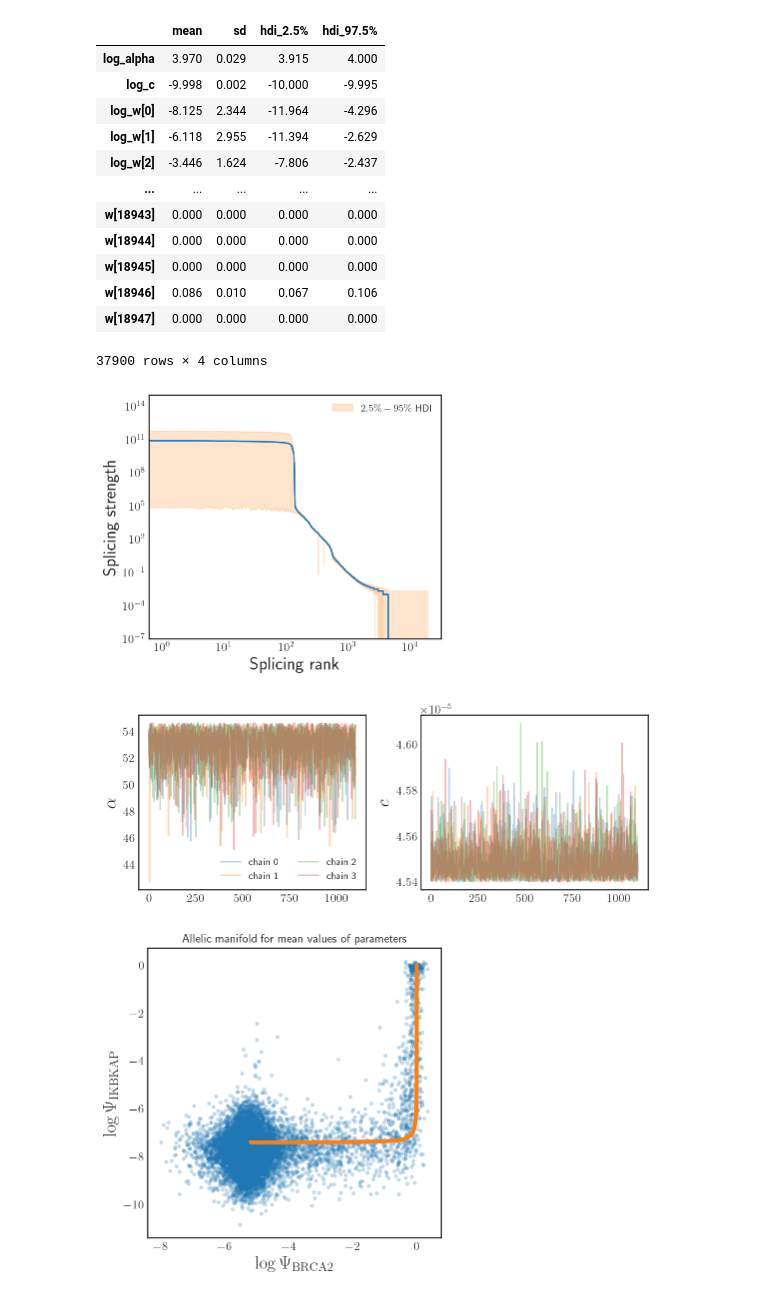
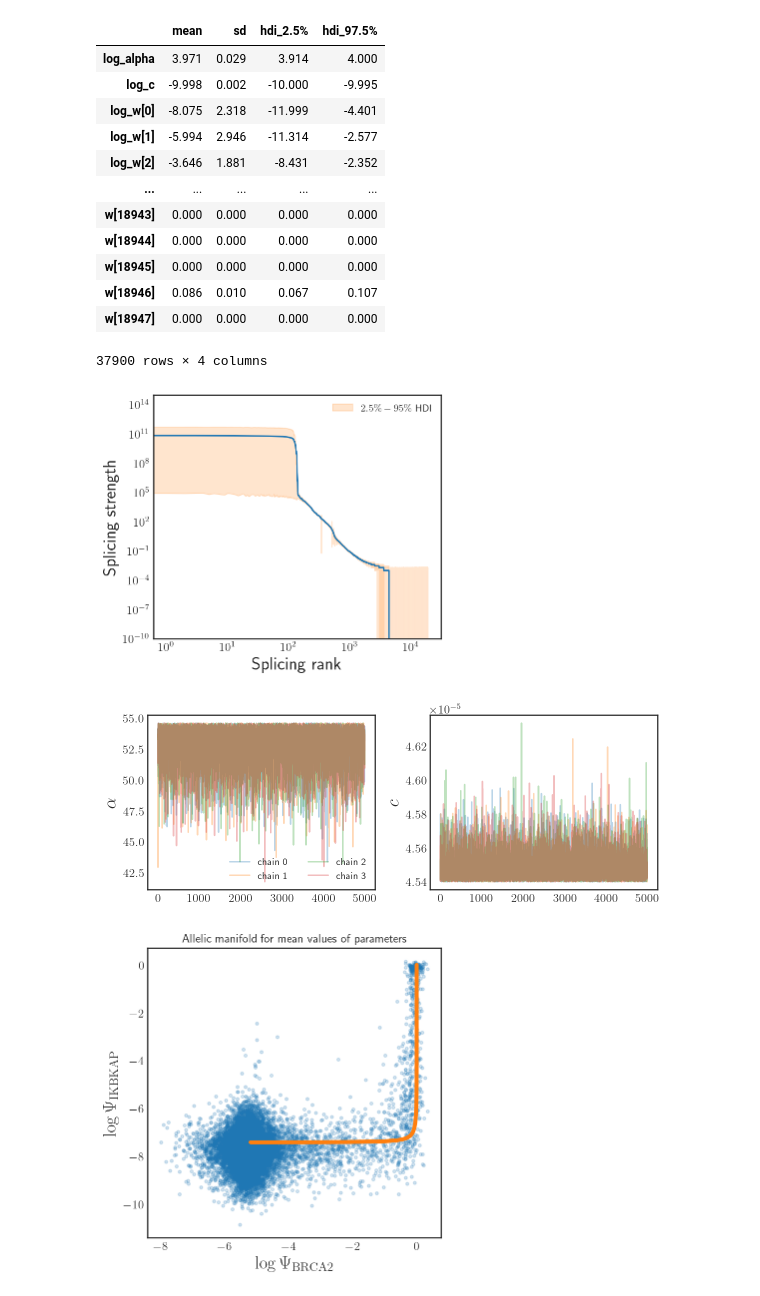
Before and after one commit to mahdikooshkbaghi/delay_model, a Jupyter notebook: pymc3_inference_postprocess.ipynb, the cells around one changed output. Cells and saved outputs as stored; diff of their text form; code cells hidden in the pictures.

```diff
--- a/pymc3_inference_postprocess.ipynb
+++ b/pymc3_inference_postprocess.ipynb
@@ -23,7 +23,7 @@ def allelic_manifold(alpha, c, Nx, Ny, w):
     y = num/denum + Ny
     return np.log(x), np.log(y)
 # %%
-filename = './res_N2000_C4_W1000_fixed_noise.nc'
+filename = './res_N5000_C4_W1000_fixed_noise.nc'
 # Noise values
 Nx = 0.0056
 Ny = 0.000604
@@ -39,37 +39,37 @@ summary_df = az.summary(res_az, hdi_prob=0.95, kind='stats')
 summary_df
 # %% [output]
 |  | mean | sd | hdi_2.5% | hdi_97.5% |
-| log_alpha | 3.970 | 0.029 | 3.915 | 4.000 |
+| log_alpha | 3.971 | 0.029 | 3.914 | 4.000 |
 | log_c | -9.998 | 0.002 | -10.000 | -9.995 |
-| log_w[0] | -8.125 | 2.344 | -11.964 | -4.296 |
-| log_w[1] | -6.118 | 2.955 | -11.394 | -2.629 |
-| log_w[2] | -3.446 | 1.624 | -7.806 | -2.437 |
+| log_w[0] | -8.075 | 2.318 | -11.999 | -4.401 |
+| log_w[1] | -5.994 | 2.946 | -11.314 | -2.577 |
+| log_w[2] | -3.646 | 1.881 | -8.431 | -2.352 |
 | ... | ... | ... | ... | ... |
 | w[18943] | 0.000 | 0.000 | 0.000 | 0.000 |
 | w[18944] | 0.000 | 0.000 | 0.000 | 0.000 |
 | w[18945] | 0.000 | 0.000 | 0.000 | 0.000 |
-| w[18946] | 0.086 | 0.010 | 0.067 | 0.106 |
+| w[18946] | 0.086 | 0.010 | 0.067 | 0.107 |
 | w[18947] | 0.000 | 0.000 | 0.000 | 0.000 |
 37900 rows × 4 columns
 # %%
 # Splicing strenght
 w_infer = summary_df[summary_df.index.str.startswith('w')].copy()
 w_infer.sort_values(by='mean', inplace=True, ascending=False)
 fig, ax = plt.subplots(1, 1, figsize=(5,5/1.2))
 ss_idx = np.arange(len(w_infer))
 ax.plot(ss_idx, w_infer['mean'].values)
 ax.fill_between(ss_idx, w_infer['hdi_2.5%'], w_infer['hdi_97.5%'],
                 color='C1', alpha=0.2, label=r'$2.5\%-95\%$ HDI')
 ax.set_xscale('log')
 ax.set_yscale('log')
 ax.set_xlabel('Splicing rank')
 ax.set_ylabel('Splicing strength')
-ax.set_ylim([1e-7, 1e15])
+ax.set_ylim([1e-10, 1e15])
 ax.legend()
 plt.tight_layout()
 # plt.savefig('splicing_strength.pdf')
 # %% [output]
-[figure, old version]
+[figure, new version]
 # %%
 # Chain trace
 fig, axs = plt.subplots(1, 2, figsize=(8,4/1.3))
@@ -83,7 +83,7 @@ axs[0].legend(loc=4, ncol=2)
 plt.tight_layout()
 # plt.savefig('scalar_traces.pdf')
 # %% [output]
-[figure, old version]
+[figure, new version]
 # %%
 # Allelic Manifold
 fig, ax = plt.subplots(1, 1, figsize=(5, 5))
```
Also changed, not shown: parts of 2 cells of this notebook.
